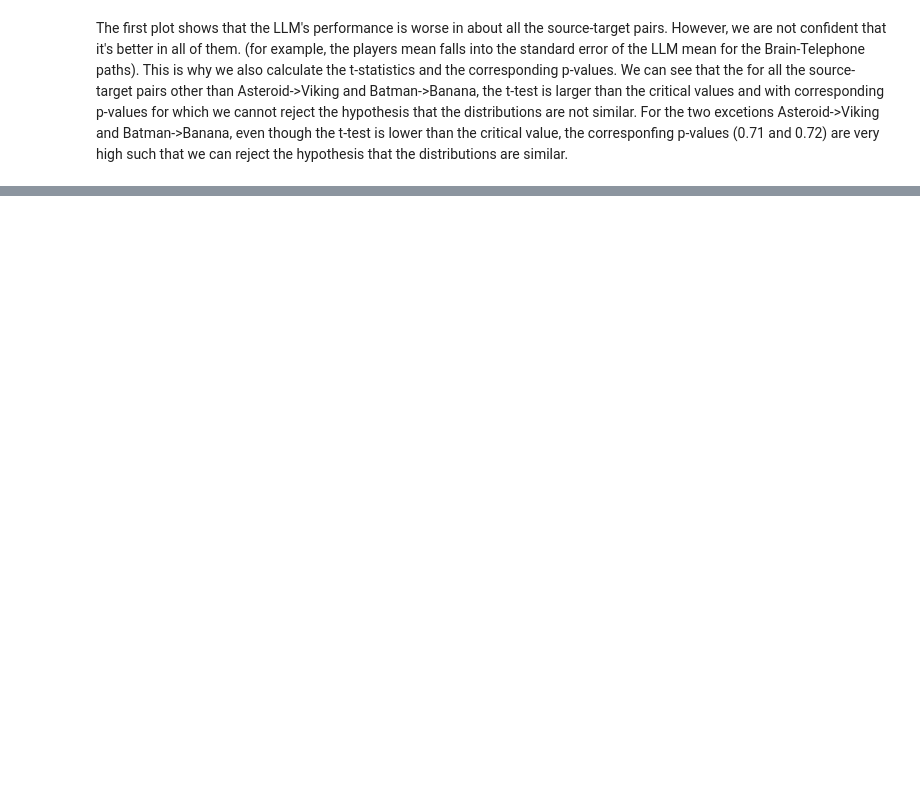
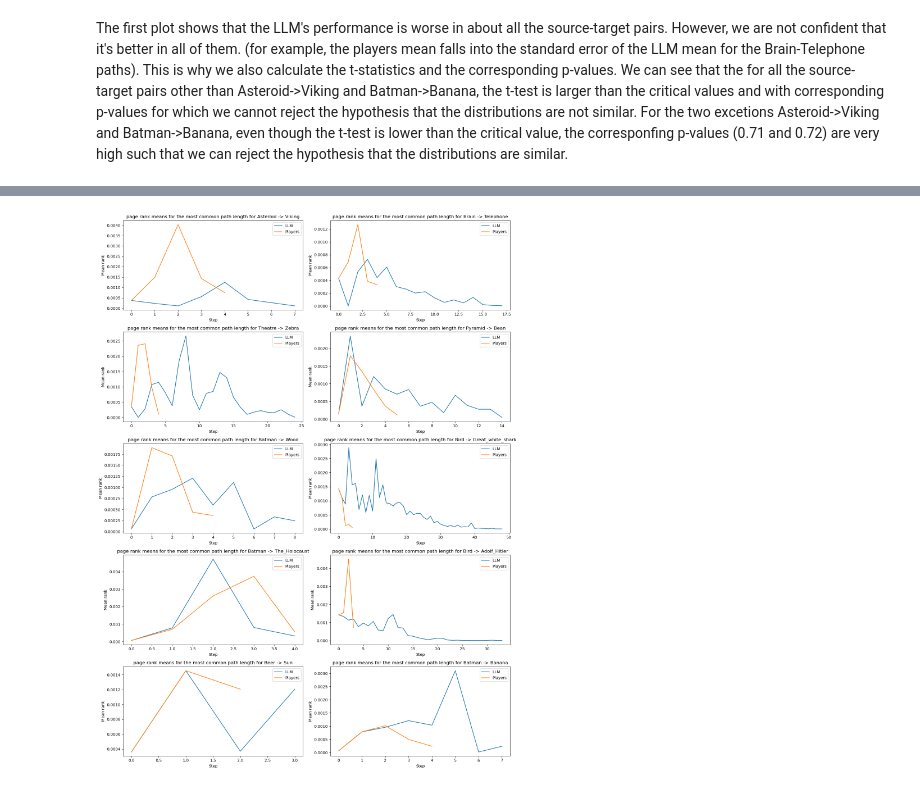
Before and after one commit to epfl-ada/ada-2024-project-tadaa, a Jupyter notebook: results.ipynb, the cells around one changed output, grey strips where cells are left out. Cells and saved outputs as stored; diff of their text form; code cells hidden in the pictures; blank space fills up the shorter version.

```diff
--- a/results.ipynb
+++ b/results.ipynb
@@ -31,6 +31,7 @@ finished_paths_df = utils.manage_paths(finished_paths.copy(), categories_dict.co
 unfinished_paths_df = utils.manage_paths(unfinished_paths.copy(), categories_dict.copy())
 links_dict = utils.manage_links(links_df.copy())
 graph = utils.create_graph(links_df.copy())
+ranks = utils.page_rank(graph)
 finished_paths_df.to_csv("./data/clean_data/clean_finished_paths.csv")
 unfinished_paths_df.to_csv("./data/clean_data/clean_unfinished_paths.csv")
 # %% [output]
@@ -133,0 +170,39 @@ The first plot shows that the LLM's performance is worse in about all the source
+# %%
+fig, axs = plt.subplots(5, 2, figsize=(15, 20))
+axs = axs.flatten()
+
+for idx, (source, target) in enumerate(zip(sources, targets)):
+    player_paths = finished_paths_df[(finished_paths_df["source"] == source) & (finished_paths_df["target"] == target)]
+    most_common_length = player_paths["path_length"].mode().values[0]
+    paths_with_most_common_length = player_paths[player_paths["path_length"] == most_common_length]
+    mean_ranks = []
+    for i in range(most_common_length+1):
+        rank_i = 0
+        for path in paths_with_most_common_length["clean_path"]:
+            rank_i += ranks[path[i]]
+        rank_i /= len(paths_with_most_common_length)
+        mean_ranks.append(rank_i)
+
+    llm_paths_source_target = llm_paths[source+"_"+target]
+    most_common_llm_path_length = max([len(path) for path in llm_paths_source_target])
+    mean_ranks_llm = []
+    for i in range(most_common_llm_path_length):
+        rank_i = 0
+        for path in llm_paths_source_target:
+            if len(path) > i:
+                if path[i] not in ranks:
+                    continue
+                rank_i += ranks[path[i]]
+        rank_i /= len(llm_paths_source_target)
+        mean_ranks_llm.append(rank_i)
+    axs[idx].plot(range(most_common_llm_path_length), mean_ranks_llm, label="LLM")
+    axs[idx].plot(range(most_common_length+1), mean_ranks, label="Players")
+    axs[idx].set_ylabel("Mean rank")
+    axs[idx].set_xlabel("Step")
+    axs[idx].set_title(f"page rank means for the most common path length for {source} -> {target}")
+    axs[idx].legend()
+
+plt.tight_layout()
+plt.show()
+# %% [output]
+[figure, added]
```
Also changed, not shown: parts of 6 cells of this notebook, 1 other file.
